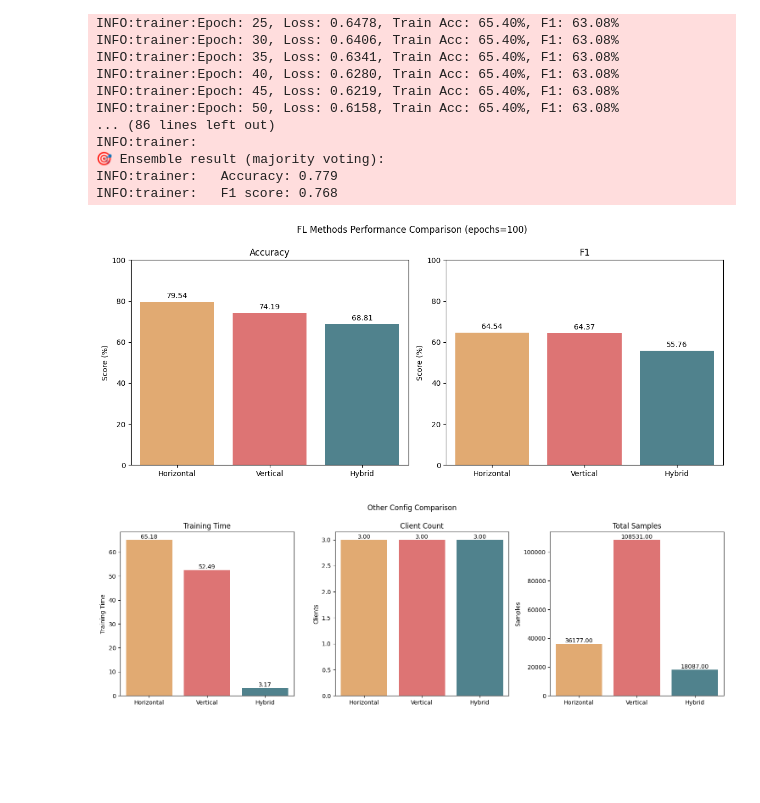
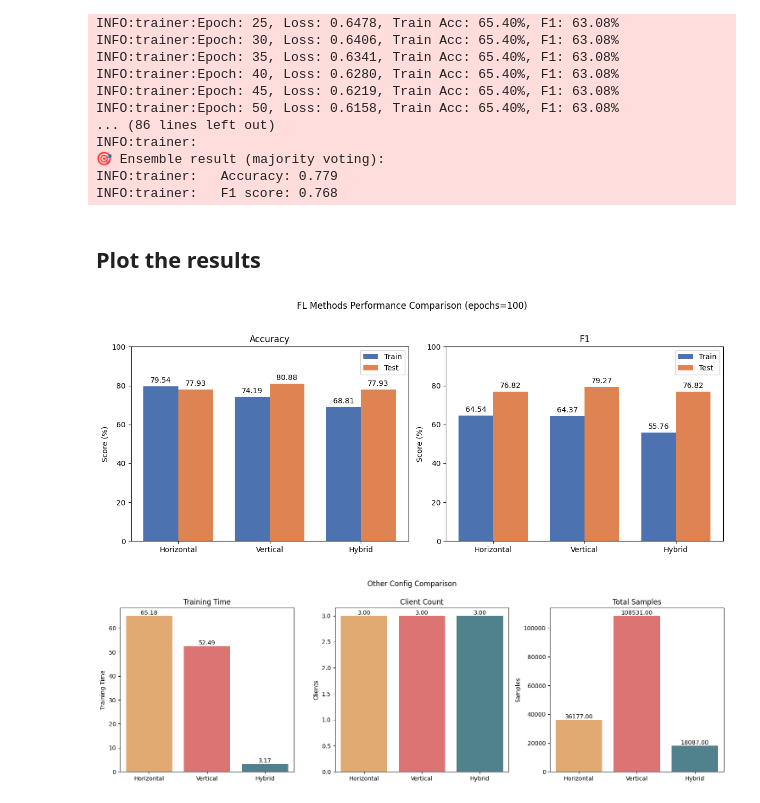
Before and after one commit to juliecious/fl_spn, a Jupyter notebook: notebooks/adult_income.ipynb, the cells around one changed output. Drawn from its saved outputs; the diff is of its cells as text; code cells hidden in the pictures; blank space fills up the shorter version.

Commit message:
add eval stats

```diff
--- a/notebooks/adult_income.ipynb
+++ b/notebooks/adult_income.ipynb
@@ -196,44 +198,63 @@ samples = [horizontal_results['total_samples'],
            vertical_results['total_samples'],
            hybrid_results['total_samples']]
 
+test_acc = [hybrid_eval['ensemble_accuracy']*100,
+            vertical_eval['ensemble_accuracy']*100,
+            hybrid_eval['ensemble_accuracy']*100]
+
+test_f1 = [hybrid_eval['ensemble_f1']*100,
+            vertical_eval['ensemble_f1']*100,
+            hybrid_eval['ensemble_f1']*100]
+
 colors = ['#F3AA60', '#EF6262', '#468897']
+# %% [markdown]
+## Plot the results
 # %%
 import matplotlib.pyplot as plt
 import seaborn as sns
 import numpy as np
 
-methods_idx = np.arange(len(methods))  # 對齊X軸位置
-bar_width = 0.6
+# 假設已有：methods, colors, train_acc, test_acc, f1_acc, test_f1, SupervisedFLConfig
+# colors 與 methods 對應
+palette = {m: c for m, c in zip(["Train", "Test"], ["#4C72B0", "#DD8452"])}  # 可自定顏色
 
-colors_dict = {method: color for method, color in zip(methods, colors)}
+x = np.arange(len(methods))  # 類別位置
+width = 0.38  # 單柱寬度（群組間會留白）[7][6]
 
 fig, axs = plt.subplots(1, 2, figsize=(12, 5))
 fig.suptitle(f'FL Methods Performance Comparison (epochs={SupervisedFLConfig.epochs})')
 
-sns.barplot(
-    x=methods, y=train_acc, hue=methods, palette=colors_dict, ax=axs[0], errorbar=None
-)
-axs[0].set_title('Accuracy')
-axs[0].set_ylim([0, 100])
-axs[0].set_ylabel("Score (%)")
+# -------- Accuracy 子圖（群組：方法；組內：Train/Test）--------
+ax = axs[0]
+rects_train_acc = ax.bar(x - width/2, train_acc, width, label='Train', color=palette["Train"])
+rects_test_acc  = ax.bar(x + width/2, test_acc,  width, label='Test',  color=palette["Test"])
+ax.set_title('Accuracy')
+ax.set_ylim([0, 100])
+ax.set_ylabel("Score (%)")
+ax.set_xticks(x, methods)
+ax.legend()
 
-for idx, val in enumerate(train_acc):
-    axs[0].text(idx, val+1, f"{val:.2f}", ha='center', va='bottom', fontsize=10)
+# 在柱上標註數值 [7][11]
+ax.bar_label(rects_train_acc, padding=3, fmt="%.2f")
+ax.bar_label(rects_test_acc,  padding=3, fmt="%.2f")
 
-# F1 子圖
-sns.barplot(
-    x=methods, y=f1_acc, hue=methods, palette=colors_dict, ax=axs[1], errorbar=None
-)
-axs[1].set_title('F1')
-axs[1].set_ylim([0, 100])
-axs[1].set_ylabel("Score (%)")
-for idx, val in enumerate(f1_acc):
-    axs[1].text(idx, val+1, f"{val:.2f}", ha='center', va='bottom', fontsize=10)
+# -------- F1 子圖（群組：方法；組內：Train/Test）--------
+ax = axs[1]
+rects_train_f1 = ax.bar(x - width/2, f1_acc,  width, label='Train', color=palette["Train"])
+rects_test_f1  = ax.bar(x + width/2, test_f1, width, label='Test',  color=palette["Test"])
+ax.set_title('F1')
+ax.set_ylim([0, 100])
+ax.set_ylabel("Score (%)")
+ax.set_xticks(x, methods)
+ax.legend()
 
-plt.tight_layout(rect=[0, 0, 1, 0.99])
+ax.bar_label(rects_train_f1, padding=3, fmt="%.2f")
+ax.bar_label(rects_test_f1,  padding=3, fmt="%.2f")
+
+plt.tight_layout(rect=[0, 0, 1, 0.95])
 plt.show()
 # %% [output]
-[figure, old version]
+[figure, new version]
 # %%
 fig, axs = plt.subplots(1, 3, figsize=(15, 5))
 fig.suptitle('Other Config Comparison')
```
Also changed, not shown: parts of 1 cell of this notebook.
